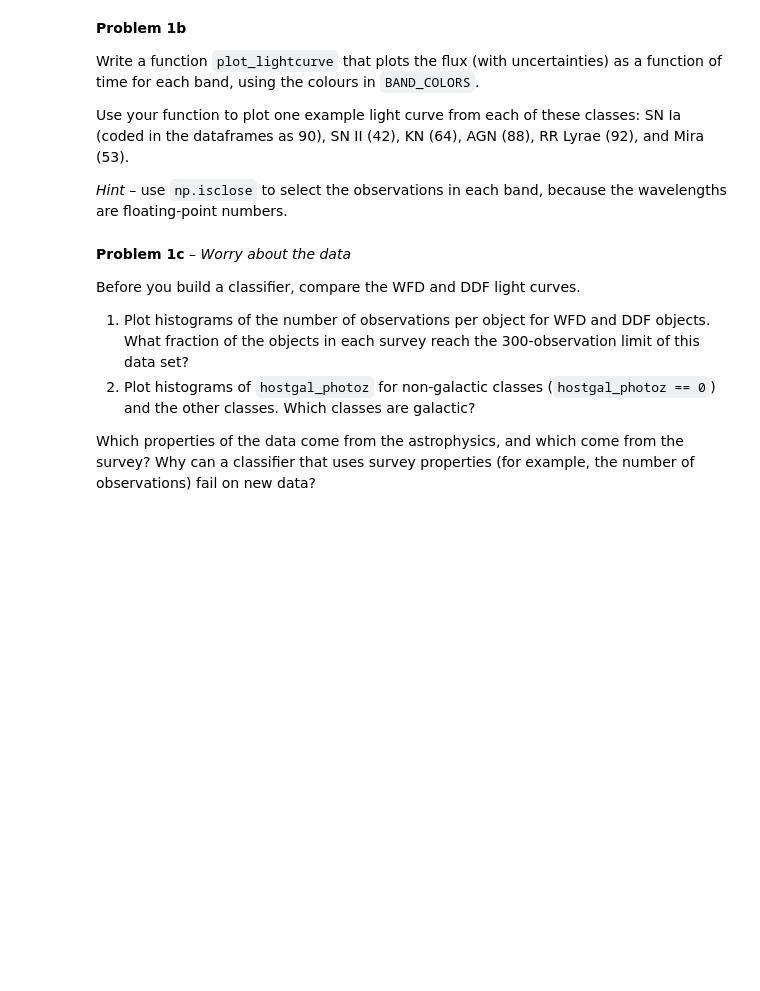
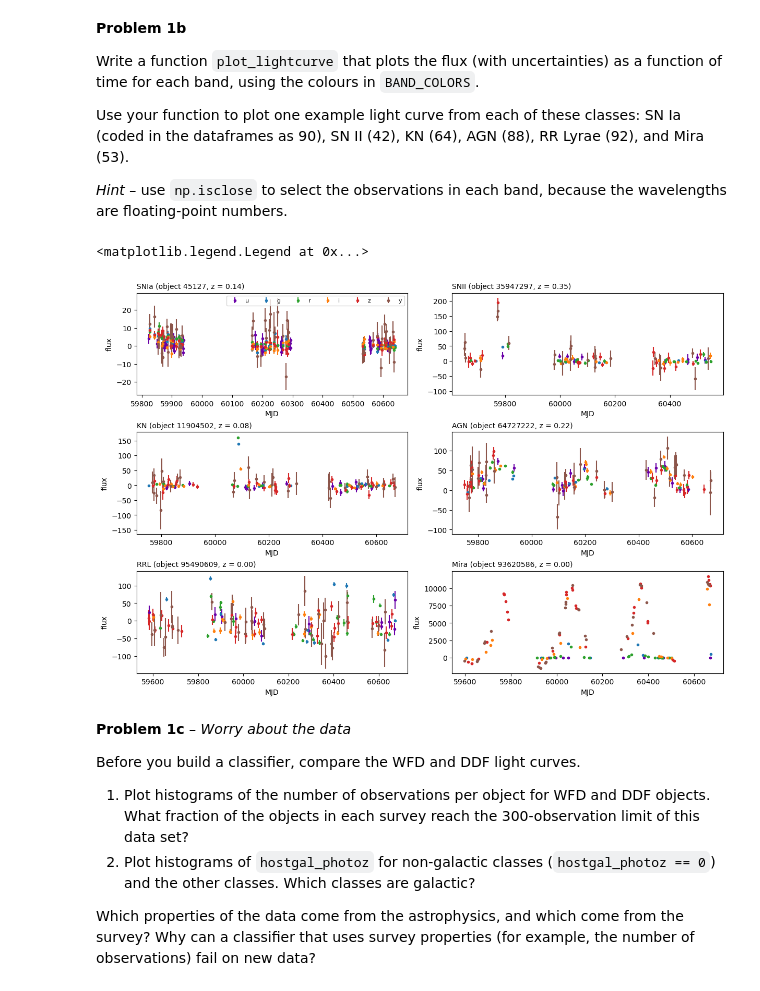
Before and after one commit to ullas-bhat/Session-27, a Jupyter notebook: Day4/MLForTimeSeries.ipynb, the cells around one changed output. Saved outputs shown, nothing was run; the diff lists cells and outputs as text; code cells hidden in the pictures; blank space fills up the shorter version.

```diff
--- a/Day4/MLForTimeSeries.ipynb
+++ b/Day4/MLForTimeSeries.ipynb
@@ -189,35 +193,40 @@ def plot_lightcurve(lc, ax=None):
     '''
     Plot a multi-band light curve
 
     Parameters
     ----------
     lc : dict
         output of `unpack_row`
 
     ax : matplotlib axis (optional)
         axis to draw on
 
     Returns
     -------
     ax : matplotlib axis
     '''
     if ax is None:
         fig, ax = plt.subplots(figsize=(7, 3))
     for b, wv in enumerate(BAND_WV):
-        in_band = # get observations in band b
+        in_band = np.isclose(lc["wv"], wv, atol=1)
+        ax.errorbar(lc["t"][in_band], lc["flux"][in_band], yerr=lc["flux_err"][in_band],
+                    fmt=".", color=BAND_COLORS[b], label=BANDS[b])
         # plot lightcurve fluxes with uncertainties (hint: use ax.errorbar)
     ax.set_xlabel("MJD")
     ax.set_ylabel("flux")
     ax.set_title(f"{CLASS_NAMES[lc['label']]} (object {lc['object_id']}, z = {lc['redshift']:.2f})",
                  loc="left", fontsize=10)
     return ax
 
 
 fig, axes = plt.subplots(3, 2, figsize=(12, 8), constrained_layout=True)
 for ax, cls in zip(axes.flat, [90, 42, 64, 88, 92, 53]):
-    lc = # get a sample lightcurve for class cls
+    lc = train_lcs[[i for i, item in enumerate(train_lcs) if item["label"] == cls][0]]
     plot_lightcurve(lc, ax)
 axes[0, 0].legend(ncol=6, fontsize=8)
+# %% [output]
+<matplotlib.legend.Legend at 0x...>
+[figure, added]
 # %% [markdown]
 **Problem 1c** – *Worry about the data*
 
```
Also changed, not shown: parts of 10 cells of this notebook, 1 other file.
